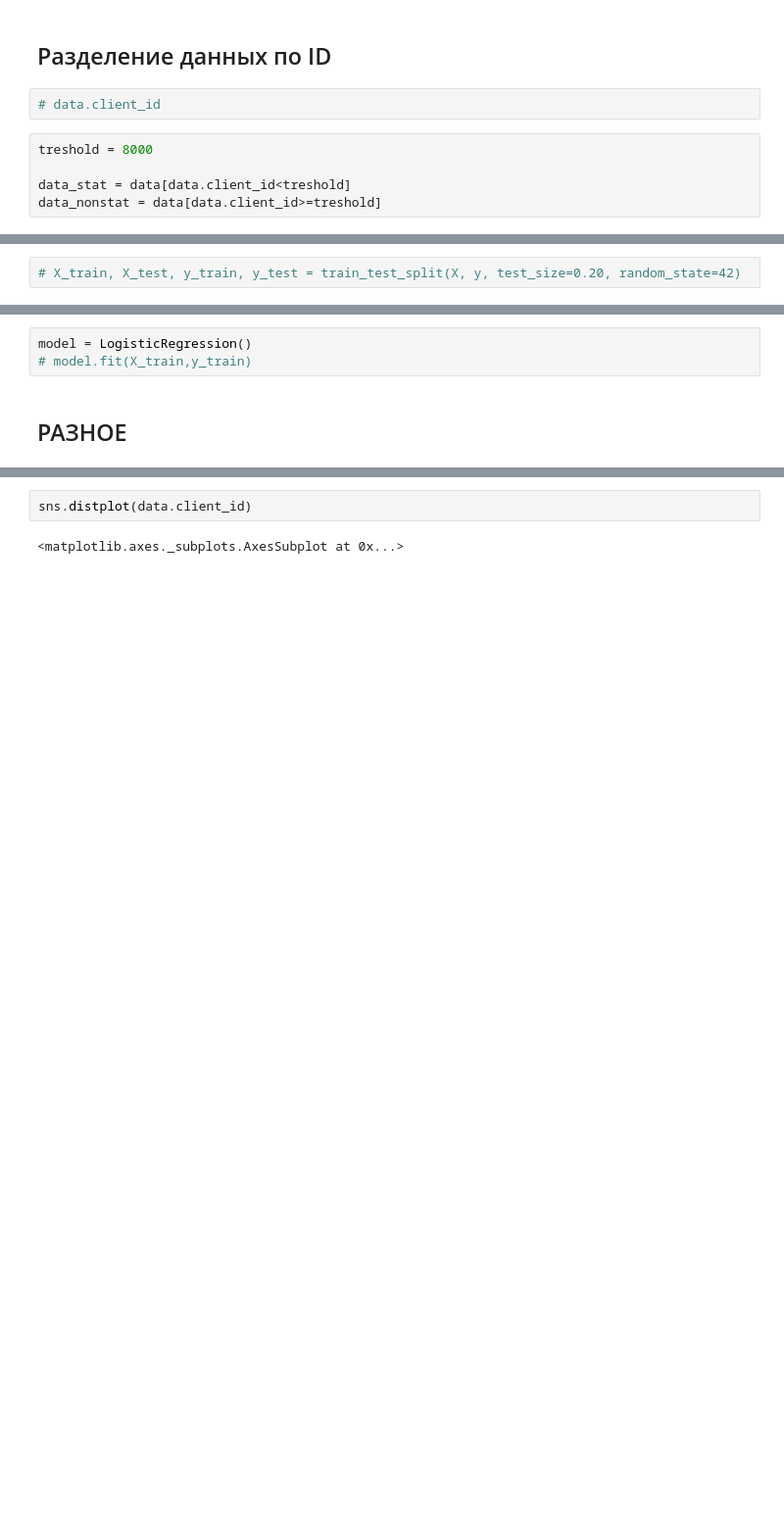
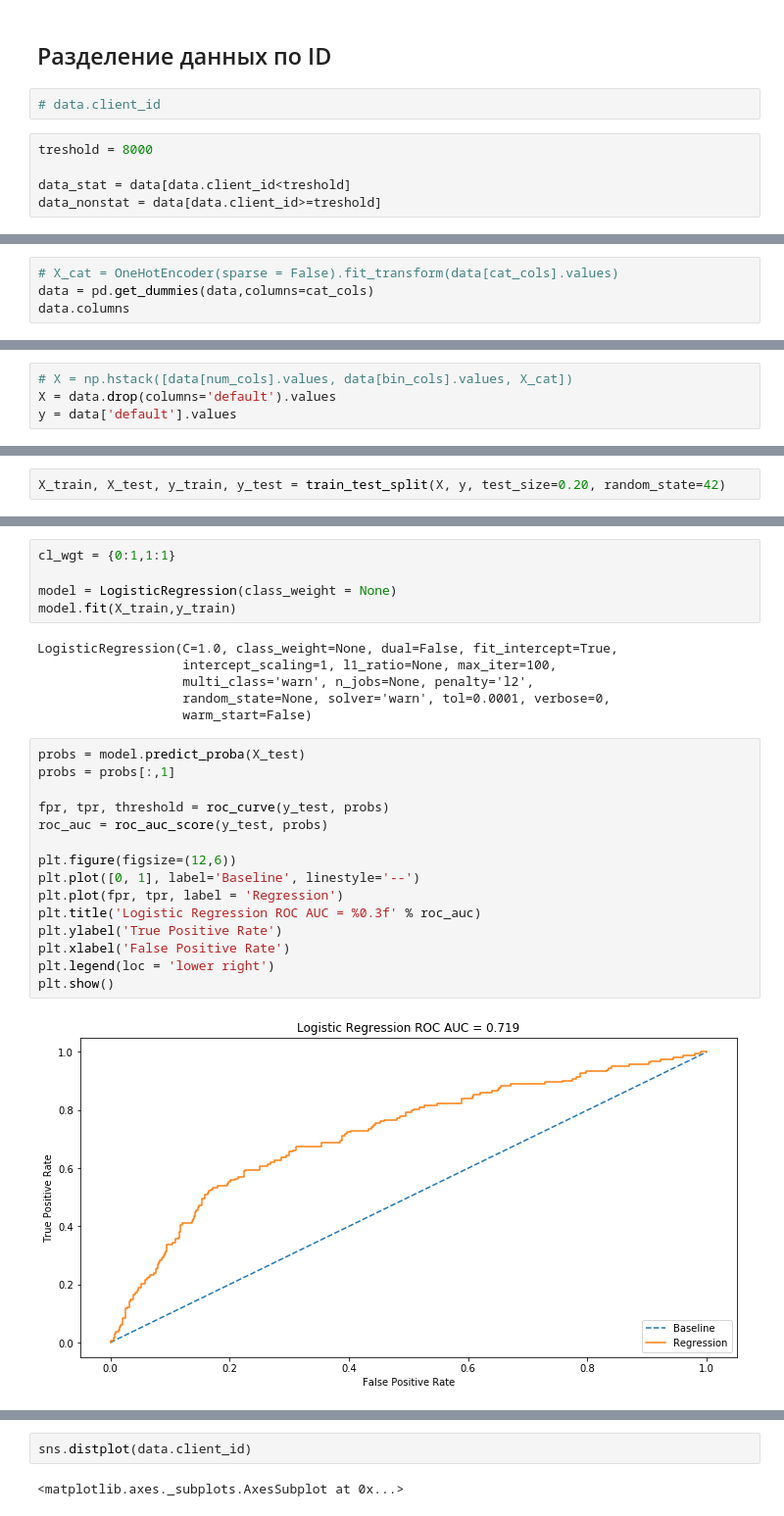
Before and after one commit to Urusut/IvanovDmitryV, a Jupyter notebook: Unit_5/Project_4_draft.ipynb, the cells around one changed output, grey strips where cells are left out. Shown at 98% size. Drawn from its saved outputs; the diff is of its cells as text; blank space fills up the shorter version.

```diff
--- a/Unit_5/Project_4_draft.ipynb
+++ b/Unit_5/Project_4_draft.ipynb
@@ -103,0 +174,4 @@ scaler = MinMaxScaler()
+# %%
+# X_cat = OneHotEncoder(sparse = False).fit_transform(data[cat_cols].values)
+data = pd.get_dummies(data,columns=cat_cols)
+data.columns
@@ -104 +187,5 @@ scaler = MinMaxScaler()
+# %%
+# X = np.hstack([data[num_cols].values, data[bin_cols].values, X_cat])
+X = data.drop(columns='default').values
+y = data['default'].values
 # %% [markdown]
@@ -106,3 +193,3 @@ scaler = MinMaxScaler()
 # %%
-# X_train, X_test, y_train, y_test = train_test_split(X, y, test_size=0.20, random_state=42)
+X_train, X_test, y_train, y_test = train_test_split(X, y, test_size=0.20, random_state=42)
 # %% [markdown]
@@ -110,5 +197,28 @@ scaler = MinMaxScaler()
 # %%
-model = LogisticRegression()
-# model.fit(X_train,y_train)
+cl_wgt = {0:1,1:1}
+
+model = LogisticRegression(class_weight = None)
+model.fit(X_train,y_train)
+# %% [output]
+LogisticRegression(C=1.0, class_weight=None, dual=False, fit_intercept=True,
+                   intercept_scaling=1, l1_ratio=None, max_iter=100,
+                   multi_class='warn', n_jobs=None, penalty='l2',
+                   random_state=None, solver='warn', tol=0.0001, verbose=0,
+                   warm_start=False)
-# %% [markdown]
-## РАЗНОЕ
+# %%
+probs = model.predict_proba(X_test)
+probs = probs[:,1]
+
+fpr, tpr, threshold = roc_curve(y_test, probs)
+roc_auc = roc_auc_score(y_test, probs)
+
+plt.figure(figsize=(12,6))
+plt.plot([0, 1], label='Baseline', linestyle='--')
+plt.plot(fpr, tpr, label = 'Regression')
+plt.title('Logistic Regression ROC AUC = %0.3f' % roc_auc)
+plt.ylabel('True Positive Rate')
+plt.xlabel('False Positive Rate')
+plt.legend(loc = 'lower right')
+plt.show()
+# %% [output]
+[figure, added]
```
Also changed, not shown: parts of 39 cells of this notebook, 1 other file.
